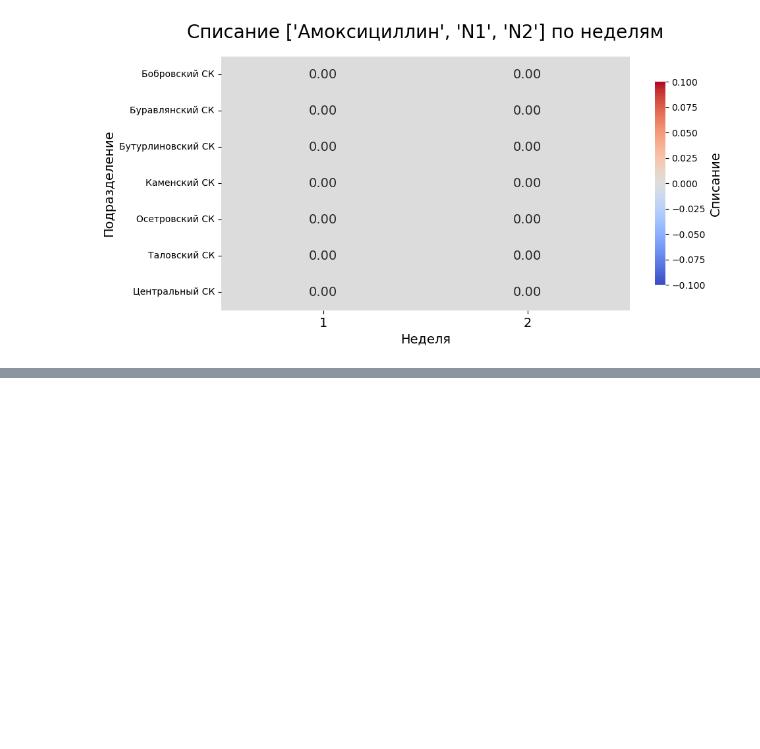
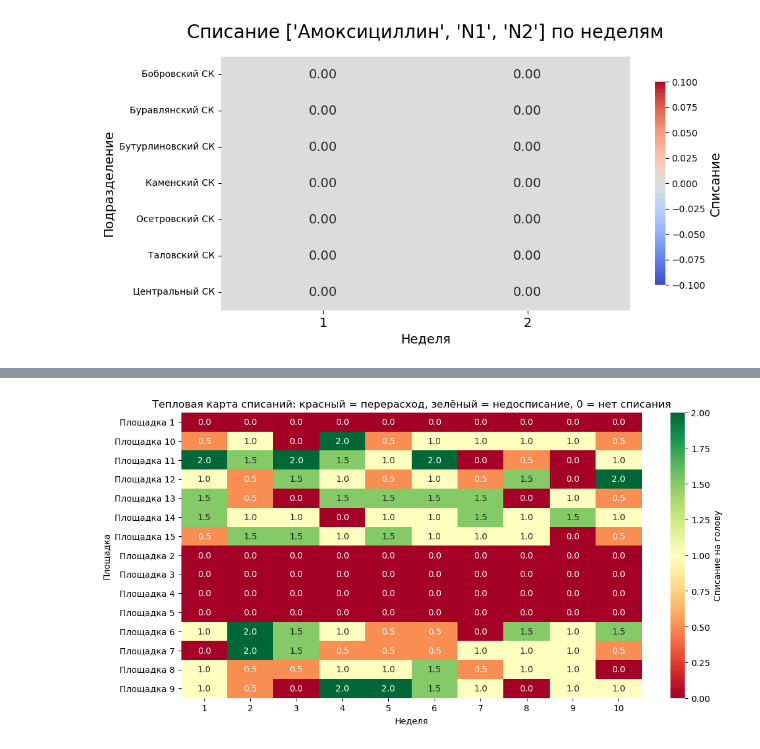
Before and after one commit to ryaguzov2020-a11y/Learning, a Jupyter notebook: Черновики/ВетПроект.ipynb, the cells around one changed output, grey strips where cells are left out. Cells and saved outputs as stored; diff of their text form; code cells hidden in the pictures; blank space fills up the shorter version.

```diff
--- a/Черновики/ВетПроект.ipynb
+++ b/Черновики/ВетПроект.ipynb
@@ -95,0 +160,34 @@ plt.xticks(fontsize=14)
+# %%
+import pandas as pd
+import numpy as np
+import seaborn as sns
+import matplotlib.pyplot as plt
+
+# Пример: 5 площадок с нулями, 10 с нормальными
+np.random.seed(42)
+sites = [f'Площадка {i}' for i in range(1, 16)]
+weeks = range(1, 11)
+
+data = []
+for site in sites:
+    for week in weeks:
+        if site in ['Площадка 1', 'Площадка 2', 'Площадка 3', 'Площадка 4', 'Площадка 5']:
+            actual = 0  # всё время ноль
+        else:
+            actual = np.random.choice([0, 0.5, 1, 1.5, 2], p=[0.1, 0.2, 0.4, 0.2, 0.1])
+        data.append({'site': site, 'week': week, 'actual_per_animal': actual})
+
+df = pd.DataFrame(data)
+
+# Сводная таблица для тепловой карты
+pivot = df.pivot(index='site', columns='week', values='actual_per_animal')
+
+plt.figure(figsize=(12, 6))
+sns.heatmap(pivot, annot=True, fmt='.1f', cmap='RdYlGn', center=1,
+            cbar_kws={'label': 'Списание на голову'})
+plt.title('Тепловая карта списаний: красный = перерасход, зелёный = недосписание, 0 = нет списания')
+plt.xlabel('Неделя')
+plt.ylabel('Площадка')
+plt.show()
+# %% [output]
+[figure, added]
```
Also changed, not shown: parts of 5 cells of this notebook.
